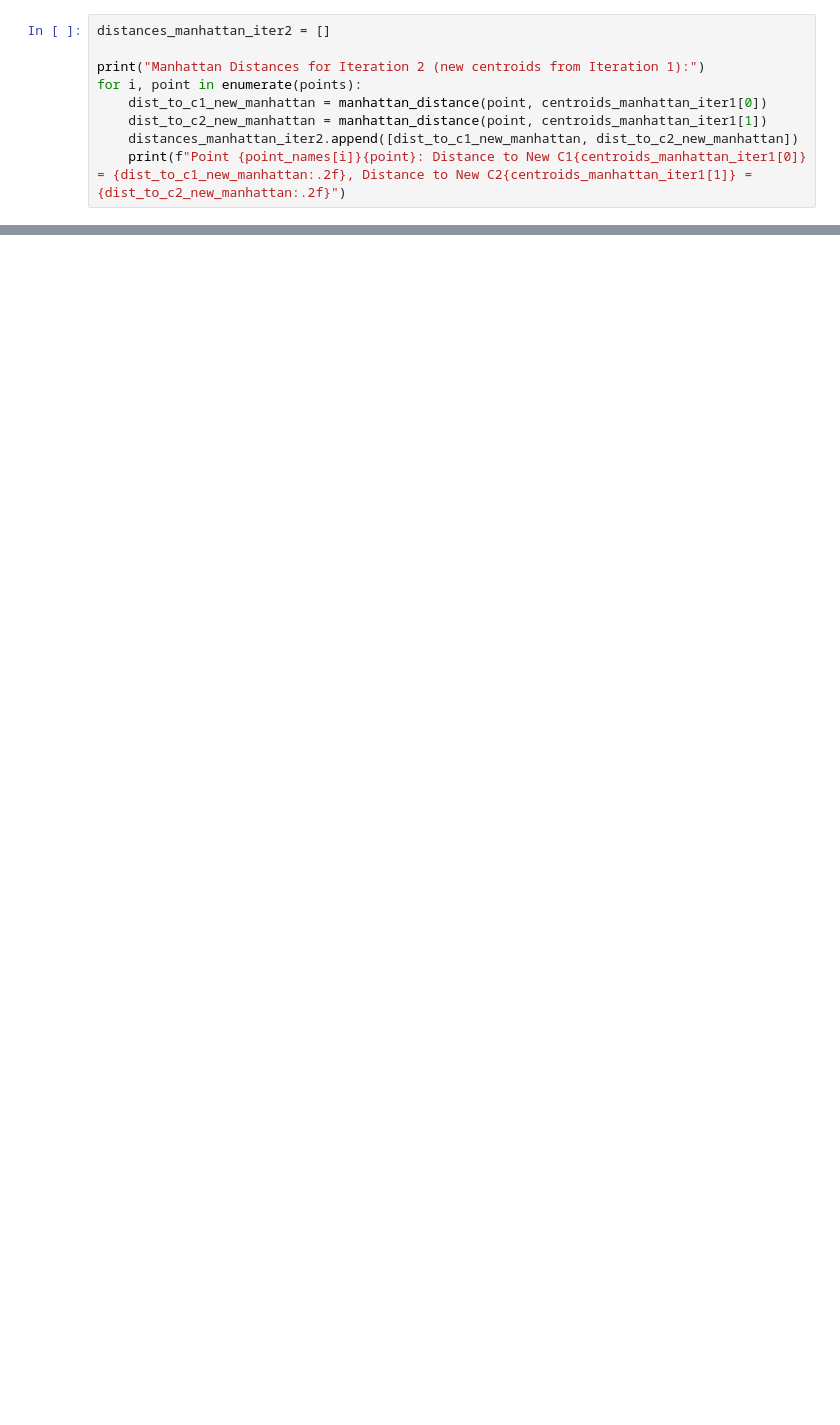
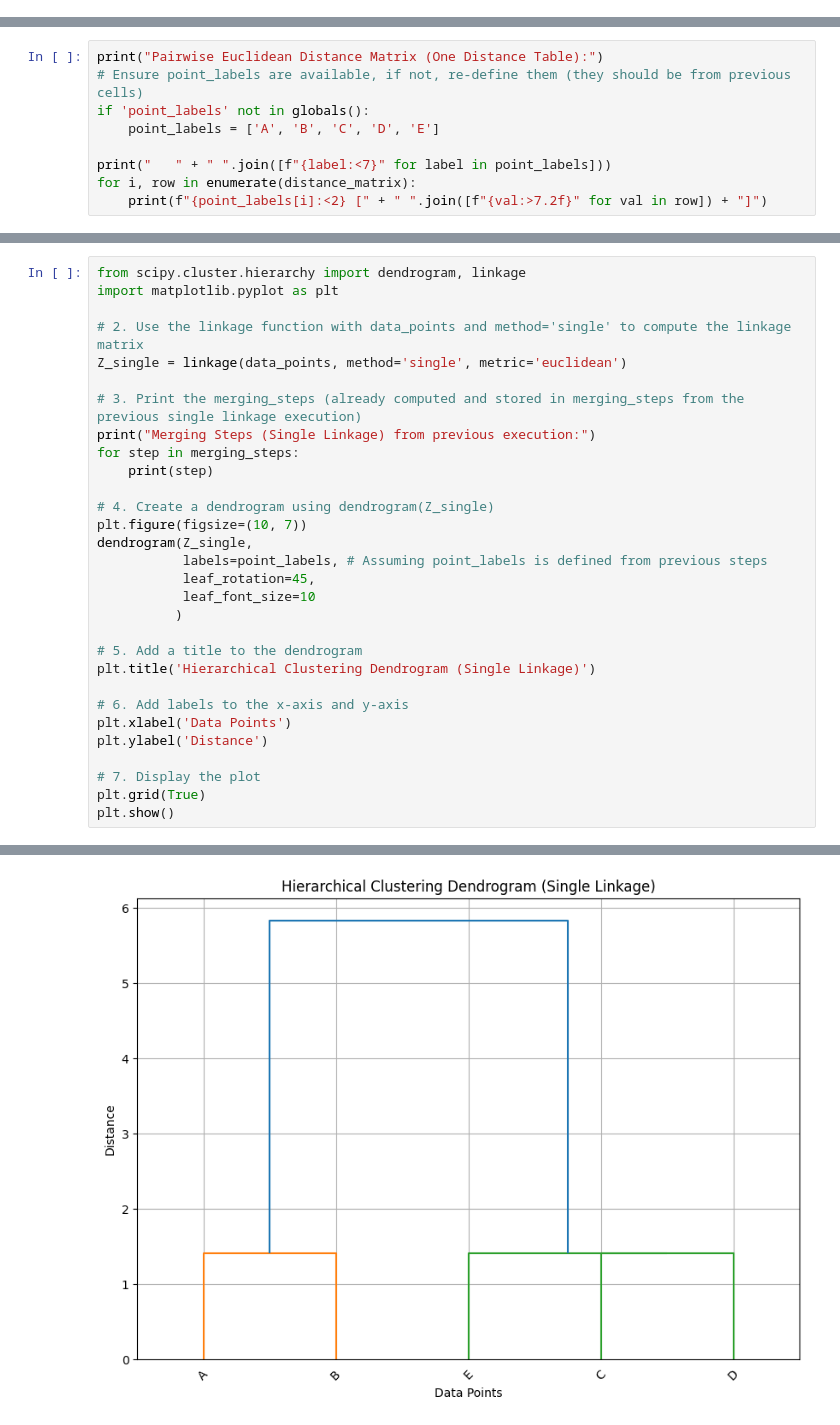
Before and after one commit to Usman-938/Assignments, a Jupyter notebook: Advanced_Class_Task_week_3.ipynb, the cells around one changed output, grey strips where cells are left out. Drawn from its saved outputs; the diff is of its cells as text; blank space fills up the shorter version.

```diff
--- a/Advanced_Class_Task_week_3.ipynb
+++ b/Advanced_Class_Task_week_3.ipynb
@@ -338,9 +2,0 @@ Now, following the K-Means algorithm for Manhattan distance, I need to calculate
-# %%
-distances_manhattan_iter2 = []
-
-print("Manhattan Distances for Iteration 2 (new centroids from Iteration 1):")
-for i, point in enumerate(points):
-    dist_to_c1_new_manhattan = manhattan_distance(point, centroids_manhattan_iter1[0])
-    dist_to_c2_new_manhattan = manhattan_distance(point, centroids_manhattan_iter1[1])
-    distances_manhattan_iter2.append([dist_to_c1_new_manhattan, dist_to_c2_new_manhattan])
-    print(f"Point {point_names[i]}{point}: Distance to New C1{centroids_manhattan_iter1[0]} = {dist_to_c1_new_manhattan:.2f}, Distance to New C2{centroids_manhattan_iter1[1]} = {dist_to_c2_new_manhattan:.2f}")
@@ -786,0 +780,9 @@ To effectively compare K-Means and Hierarchical Clustering, let's look at their
+# %%
+print("Pairwise Euclidean Distance Matrix (One Distance Table):")
+# Ensure point_labels are available, if not, re-define them (they should be from previous cells)
+if 'point_labels' not in globals():
+    point_labels = ['A', 'B', 'C', 'D', 'E']
+
+print("   " + " ".join([f"{label:<7}" for label in point_labels]))
+for i, row in enumerate(distance_matrix):
+    print(f"{point_labels[i]:<2} [" + " ".join([f"{val:>7.2f}" for val in row]) + "]")
@@ -786,0 +805,31 @@ To effectively compare K-Means and Hierarchical Clustering, let's look at their
+# %%
+from scipy.cluster.hierarchy import dendrogram, linkage
+import matplotlib.pyplot as plt
+
+# 2. Use the linkage function with data_points and method='single' to compute the linkage matrix
+Z_single = linkage(data_points, method='single', metric='euclidean')
+
+# 3. Print the merging_steps (already computed and stored in merging_steps from the previous single linkage execution)
+print("Merging Steps (Single Linkage) from previous execution:")
+for step in merging_steps:
+    print(step)
+
+# 4. Create a dendrogram using dendrogram(Z_single)
+plt.figure(figsize=(10, 7))
+dendrogram(Z_single,
+           labels=point_labels, # Assuming point_labels is defined from previous steps
+           leaf_rotation=45,
+           leaf_font_size=10
+          )
+
+# 5. Add a title to the dendrogram
+plt.title('Hierarchical Clustering Dendrogram (Single Linkage)')
+
+# 6. Add labels to the x-axis and y-axis
+plt.xlabel('Data Points')
+plt.ylabel('Distance')
+
+# 7. Display the plot
+plt.grid(True)
+plt.show()
+# %% [output]
@@ -786,0 +841 @@ To effectively compare K-Means and Hierarchical Clustering, let's look at their
+[figure, added]
```
Also changed, not shown: parts of 121 cells of this notebook.
